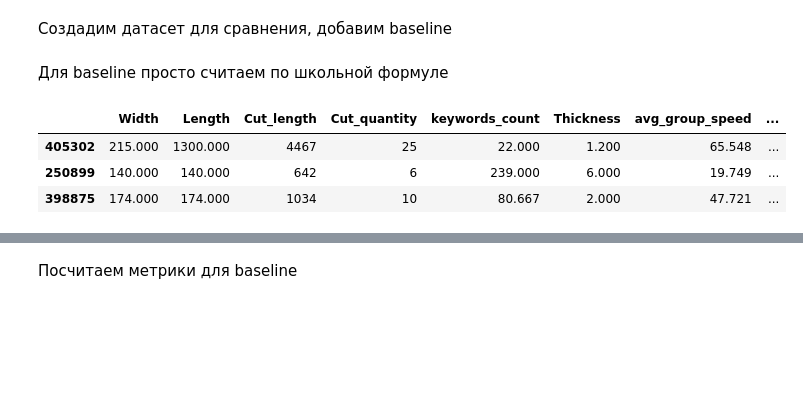
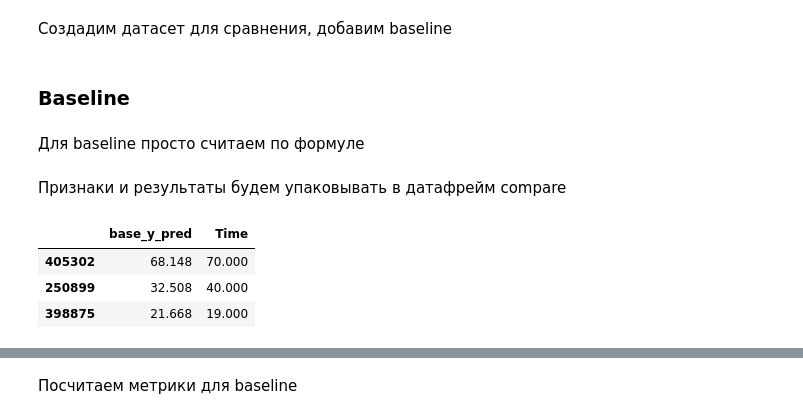
Before and after one commit to MikhailBuimov/laser_cutting, a Jupyter notebook: notebooks/laser_cutting_MODEL.ipynb, the cells around one changed output, grey strips where cells are left out. Cells and saved outputs as stored; diff of their text form; code cells hidden in the pictures; blank space fills up the shorter version.

```diff
--- a/notebooks/laser_cutting_MODEL.ipynb
+++ b/notebooks/laser_cutting_MODEL.ipynb
@@ -220,16 +224,20 @@ exp1_X_val, exp1_X_test, exp1_y_val, exp1_y_test = train_test_split(
     X, y, test_size=0.5, random_state=42)
 # %% [markdown]
 Создадим датасет для сравнения, добавим baseline
+# %% [markdown]
+### Baseline
 # %% [markdown]
-Для baseline просто считаем по школьной формуле
+Для baseline просто считаем по формуле
 # %%
 compare = exp1_X_test.copy()
 compare['base_y_pred'] = compare['Cut_length'] / compare['avg_group_speed']
 compare = compare.join(exp1_y_test)
+# %% [markdown]
+Признаки и результаты будем упаковывать в датафрейм compare
 # %%
-compare.head(3)
+compare[['base_y_pred', 'Time']].head(3)
 # %% [output]
-|  | Width | Length | Cut_length | Cut_quantity | keywords_count | Thickness | avg_group_speed | ... |
-| 405302 | 215.000 | 1300.000 | 4467 | 25 | 22.000 | 1.200 | 65.548 | ... |
-| 250899 | 140.000 | 140.000 | 642 | 6 | 239.000 | 6.000 | 19.749 | ... |
-| 398875 | 174.000 | 174.000 | 1034 | 10 | 80.667 | 2.000 | 47.721 | ... |
+|  | base_y_pred | Time |
+| 405302 | 68.148 | 70.000 |
+| 250899 | 32.508 | 40.000 |
+| 398875 | 21.668 | 19.000 |
```
Also changed, not shown: parts of 56 cells of this notebook, 1 other file.
